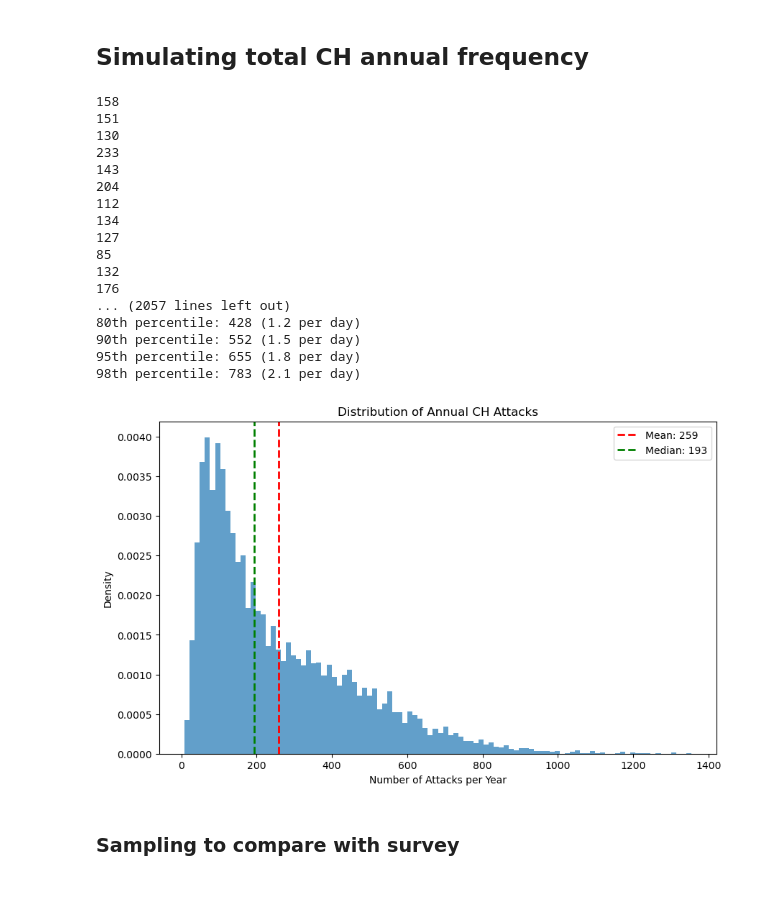
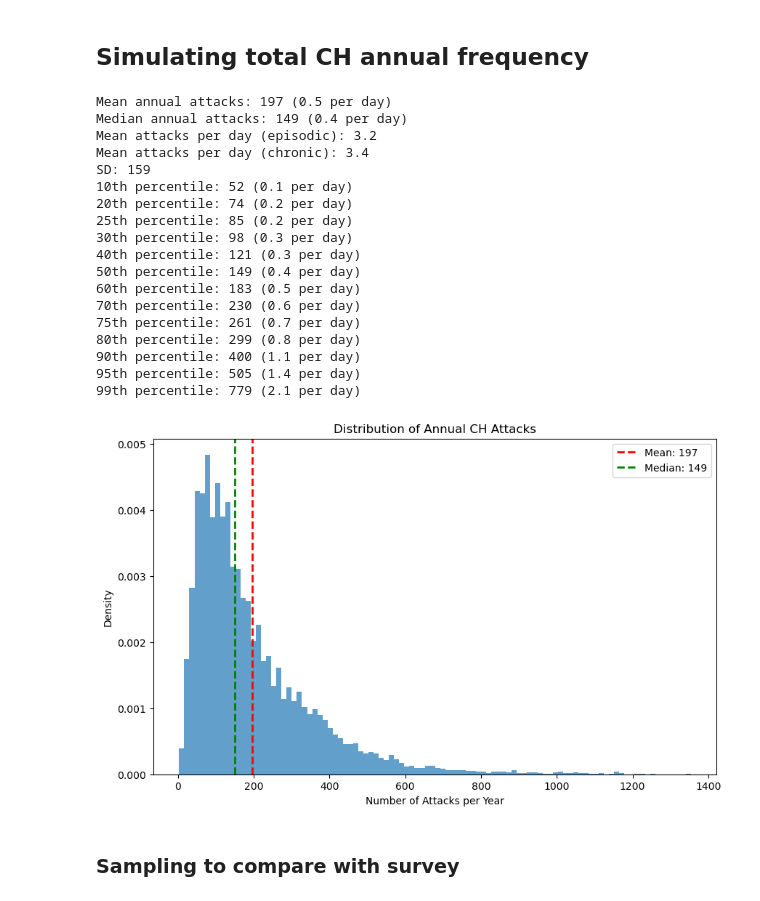
Before and after one commit to aph-research/cluster-headaches, a Jupyter notebook: Cluster headache full model.ipynb, the cells around one changed output. Drawn from its saved outputs; the diff is of its cells as text; code cells hidden in the pictures.

```diff
--- a/Cluster headache full model.ipynb
+++ b/Cluster headache full model.ipynb
@@ -353,17 +353,17 @@ Median: 2.57
 ## Simulating total CH annual frequency
 # %%
 def generate_chronic_active_days():
+    min_active_days = 1
+    max_active_days = 365
     while True:
-        # Generate total attack days in a year
-        active_days = int(lognorm.rvs(s=.3, scale=np.exp(np.log(150))))
-
-        # Ensure active_days is never over 365
-        active_days = min(active_days, 365)
-
-        return active_days
+        active_days = int(lognorm.rvs(s=1.0, scale=np.exp(np.log(50))))
+        if min_active_days <= active_days <= max_active_days:
+            return active_days
 
 def simulate_annual_attacks(n_simulations=10000):
     annual_attacks = []
+    attacks_per_day_episodic = []
+    attacks_per_day_chronic = []
 
     # Prepare parameters for vectorized operations
     is_episodic = np.random.random(n_simulations) < prop_episodic
@@ -391,6 +391,7 @@ def simulate_annual_attacks(n_simulations=10000):
                 attacks = lognorm.rvs(s=episodic_untreated_sigma, scale=np.exp(episodic_untreated_mu), size=total_days)
 
             total_attacks = np.sum(np.round(attacks))
+            attacks_per_day_episodic.append(total_attacks / total_days)
 
         else:  # Chronic
             active_days = generate_chronic_active_days()
@@ -402,58 +403,64 @@ def simulate_annual_attacks(n_simulations=10000):
                 attacks = lognorm.rvs(s=chronic_untreated_sigma, scale=np.exp(chronic_untreated_mu), size=active_days)
 
             total_attacks = np.sum(np.round(attacks))
+            attacks_per_day_chronic.append(total_attacks / active_days)
 
         annual_attacks.append(total_attacks)
 
-    return np.array(annual_attacks)
+    return np.array(annual_attacks), np.array(attacks_per_day_episodic), np.array(attacks_per_day_chronic)
 
 # Run the simulation
-annual_attack_distribution = simulate_annual_attacks()
+annual_attack_distribution, attacks_per_day_episodic, attacks_per_day_chronic = simulate_annual_attacks()
 
 # Calculate statistics
 mean_attacks = np.mean(annual_attack_distribution)
 median_attacks = np.median(annual_attack_distribution)
 std_attacks = np.std(annual_attack_distribution)
+mean_attacks_per_day_episodic = np.mean(attacks_per_day_episodic)
+mean_attacks_per_day_chronic = np.mean(attacks_per_day_chronic)
 
-percentile_values = [10, 20, 25, 30, 40, 50, 60, 70, 75, 80, 90, 95, 98]
+percentile_values = [10, 20, 25, 30, 40, 50, 60, 70, 75, 80, 90, 95, 99]
 percentiles = np.percentile(annual_attack_distribution, percentile_values)
 
 # Print results
 print(f"Mean annual attacks: {mean_attacks:.0f} ({mean_attacks/365:.1f} per day)")
 print(f"Median annual attacks: {median_attacks:.0f} ({median_attacks/365:.1f} per day)")
+print(f"Mean attacks per day (episodic): {mean_attacks_per_day_episodic:.1f}")
+print(f"Mean attacks per day (chronic): {mean_attacks_per_day_chronic:.1f}")
 print(f"SD: {std_attacks:.0f}")
 for i, percentile in enumerate(percentiles):
     print(f"{percentile_values[i]}th percentile: {percentile:.0f} ({percentile/365:.1f} per day)")
 
 # Plot the distribution
 plt.figure(figsize=(10, 6))
 plt.hist(annual_attack_distribution, bins=100, density=True, alpha=0.7)
 plt.title("Distribution of Annual CH Attacks")
 plt.xlabel("Number of Attacks per Year")
 plt.ylabel("Density")
 plt.axvline(mean_attacks, color='r', linestyle='dashed', linewidth=2, label=f'Mean: {mean_attacks:.0f}')
 plt.axvline(median_attacks, color='g', linestyle='dashed', linewidth=2, label=f'Median: {median_attacks:.0f}')
 plt.legend()
 plt.show()
 # %% [output]
-158
-151
-130
-233
-143
-204
-112
-134
-127
-85
-132
-176
-... (2057 lines left out)
-80th percentile: 428 (1.2 per day)
-90th percentile: 552 (1.5 per day)
-95th percentile: 655 (1.8 per day)
-98th percentile: 783 (2.1 per day)
+Mean annual attacks: 197 (0.5 per day)
+Median annual attacks: 149 (0.4 per day)
+Mean attacks per day (episodic): 3.2
+Mean attacks per day (chronic): 3.4
+SD: 159
+10th percentile: 52 (0.1 per day)
+20th percentile: 74 (0.2 per day)
+25th percentile: 85 (0.2 per day)
+30th percentile: 98 (0.3 per day)
+40th percentile: 121 (0.3 per day)
+50th percentile: 149 (0.4 per day)
+60th percentile: 183 (0.5 per day)
+70th percentile: 230 (0.6 per day)
+75th percentile: 261 (0.7 per day)
+80th percentile: 299 (0.8 per day)
+90th percentile: 400 (1.1 per day)
+95th percentile: 505 (1.4 per day)
+99th percentile: 779 (2.1 per day)
-[figure, old version]
+[figure, new version]
 # %% [markdown]
 ### Sampling to compare with survey
 # %%
```
Also changed, not shown: parts of 2 cells of this notebook, 1 other file.
